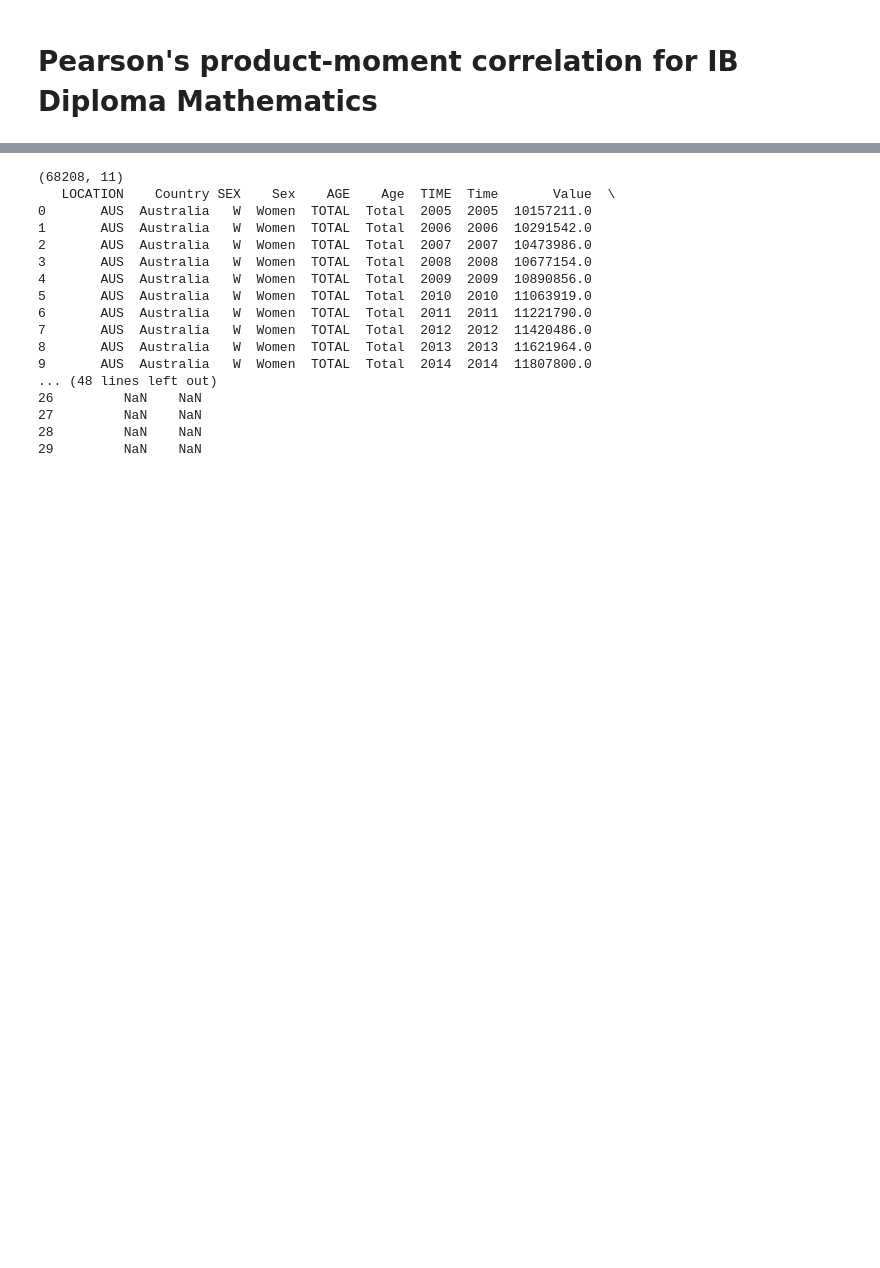
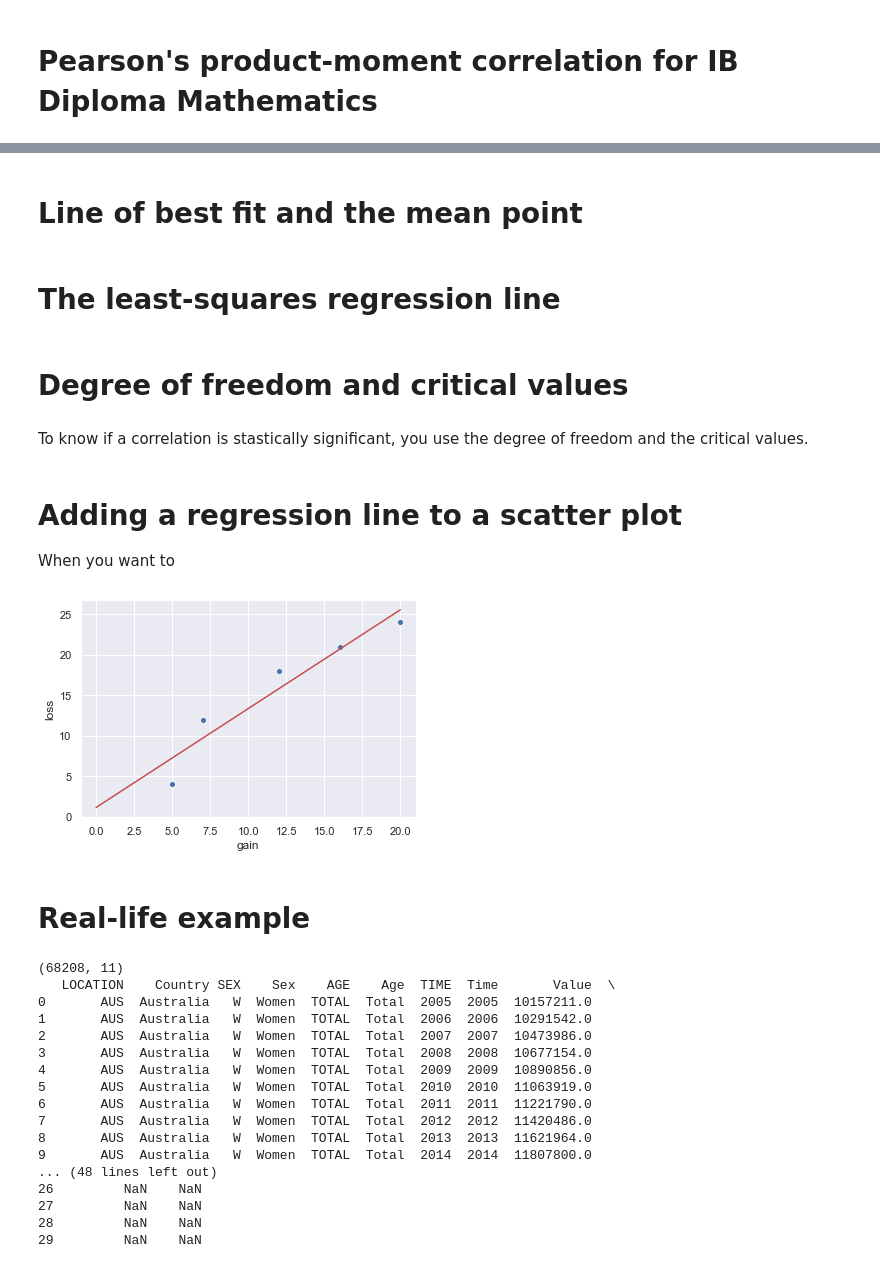
Before and after one commit to shinokada/python-for-ib-diploma-mathematics, a Jupyter notebook: A Measure of Linear Relationship.ipynb, the cells around one changed output, grey strips where cells are left out. Drawn from its saved outputs; the diff is of its cells as text; code cells hidden in the pictures; blank space fills up the shorter version.

```diff
--- a/A Measure of Linear Relationship.ipynb
+++ b/A Measure of Linear Relationship.ipynb
@@ -15 +102,25 @@ I downloaded the data from this [link](https://stats.oecd.org/Index.aspx?DataSet
+# %% [markdown]
+# Line of best fit and the mean point
+# %% [markdown]
+# The least-squares regression line
+# %% [markdown]
+# Degree of freedom and critical values
+# %% [markdown]
+To know if a correlation is stastically significant, you use the degree of freedom and the critical values.
+# %% [markdown]
+# Adding a regression line to a scatter plot
+
+When you want to
+# %%
+# github
+
+X_plot = np.linspace(0,20,100)
+Y_plot = slope*X_plot+intercept
+sns.scatterplot(x='gain', y='loss', data=data_new)
+plt.plot(X_plot, Y_plot, color='r')
+plt.show()
+# %% [output]
+[figure, added]
+# %% [markdown]
+# Real-life example
 # %%
```
Also changed, not shown: parts of 39 cells of this notebook, 1 other file.
